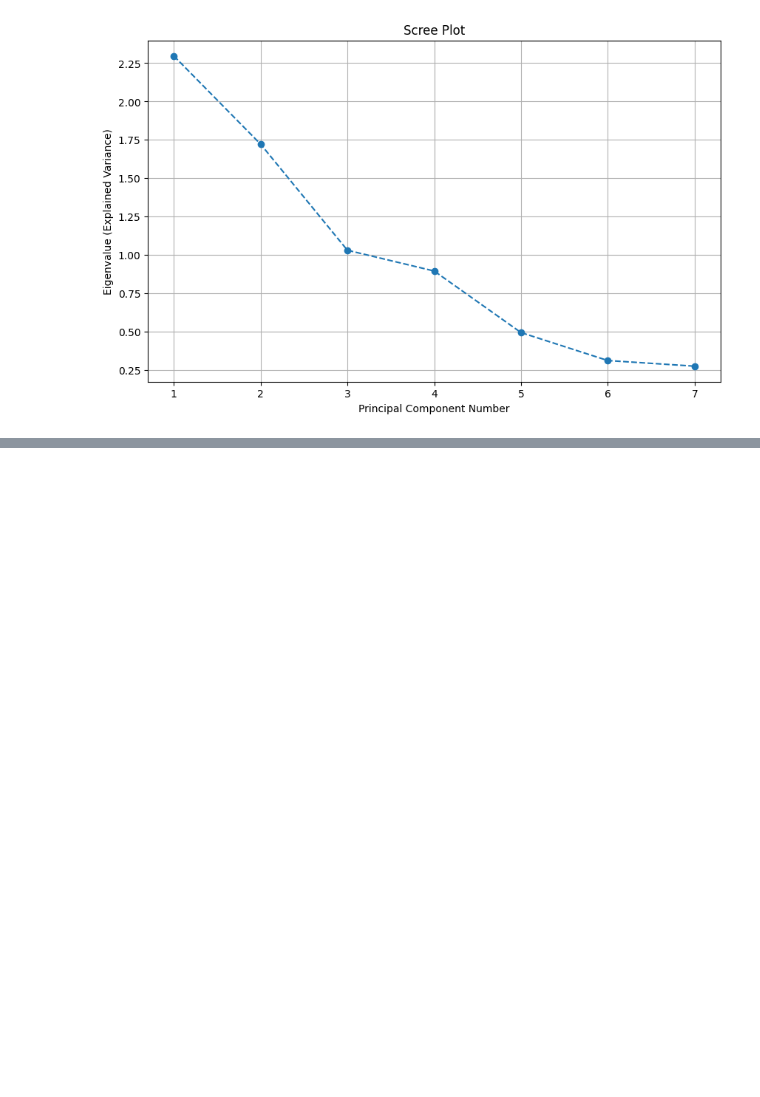
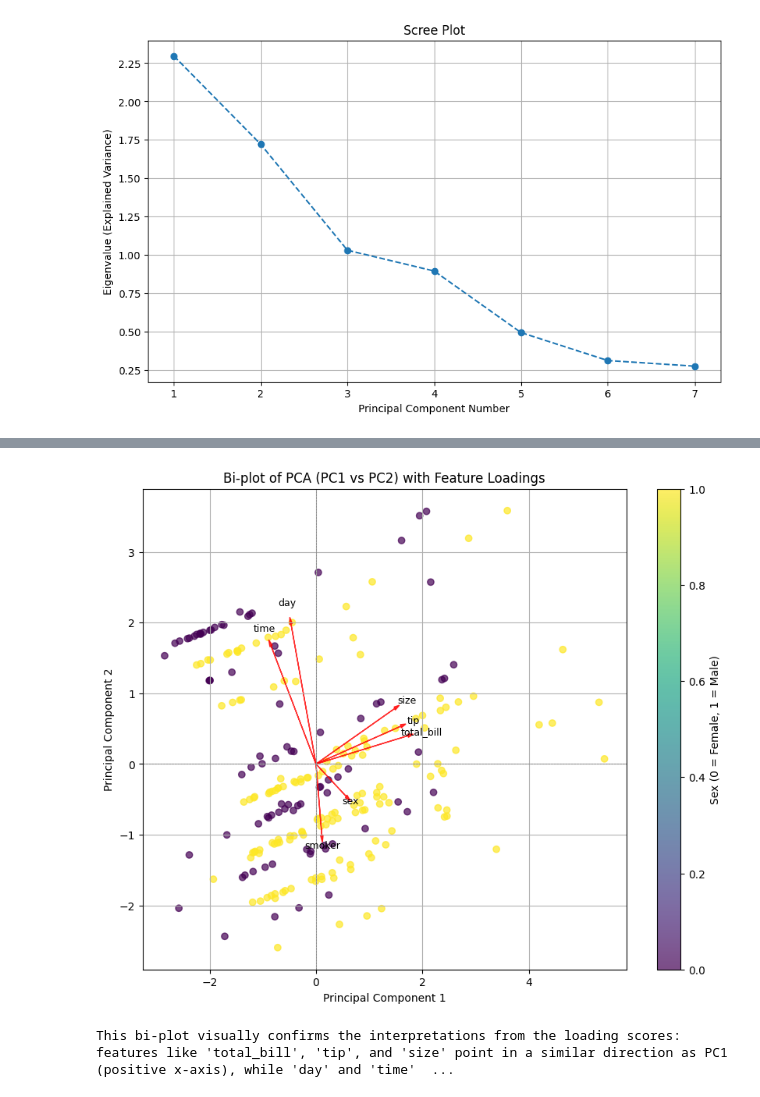
Before and after one commit to tariqnasheed/PCA, a Jupyter notebook: PCA.ipynb, the cells around one changed output, grey strips where cells are left out. Cells and saved outputs as stored; diff of their text form; code cells hidden in the pictures; blank space fills up the shorter version.

```diff
--- a/PCA.ipynb
+++ b/PCA.ipynb
@@ -332,0 +402,35 @@ plt.show()
+# %%
+# --- Bi-plot Code ---
+plt.figure(figsize=(10, 8))
+
+# Scatter plot of PC1 vs PC2, colored by sex
+plt.scatter(X_pca[:, 0], X_pca[:, 1], c=tips['sex'], cmap='viridis', alpha=0.7)
+plt.xlabel('Principal Component 1')
+plt.ylabel('Principal Component 2')
+plt.title('Bi-plot of PCA (PC1 vs PC2) with Feature Loadings')
+plt.colorbar(label='Sex (0 = Female, 1 = Male)')
+
+# Plot feature directions (loadings)
+feature_names = tips.columns
+# Scaling factor for loadings to make arrows visible and proportional to data spread
+# Adjust this value if arrows are too small or too large relative to scatter points
+scaling_factor = 3.0
+
+for i, feature in enumerate(feature_names):
+    # Plot arrow from origin to the loading value for PC1 and PC2
+    plt.arrow(0, 0, loadings.loc[feature, 'PC1'] * scaling_factor, loadings.loc[feature, 'PC2'] * scaling_factor,
+              color='r', alpha=0.8, head_width=0.05, head_length=0.1)
+    # Annotate the feature name at the end of the arrow
+    plt.text(loadings.loc[feature, 'PC1'] * scaling_factor * 1.15, # slight offset for text
+             loadings.loc[feature, 'PC2'] * scaling_factor * 1.15, # slight offset for text
+             feature, color='black', ha='center', va='center', fontsize=9)
+
+plt.grid(True)
+plt.axhline(0, color='gray', linestyle='--', linewidth=0.5)
+plt.axvline(0, color='gray', linestyle='--', linewidth=0.5)
+plt.show()
+
+print("\nThis bi-plot visually confirms the interpretations from the loading scores: features like 'total_bill', 'tip', and 'size' point in a similar direction as PC1 (positive x-axis), while 'day' and 'time' point towards the positive y-axis (PC2).")
+# %% [output]
+[figure, added]
+This bi-plot visually confirms the interpretations from the loading scores: features like 'total_bill', 'tip', and 'size' point in a similar direction as PC1 (positive x-axis), while 'day' and 'time'  ...
```
Also changed, not shown: parts of 3 cells of this notebook.
